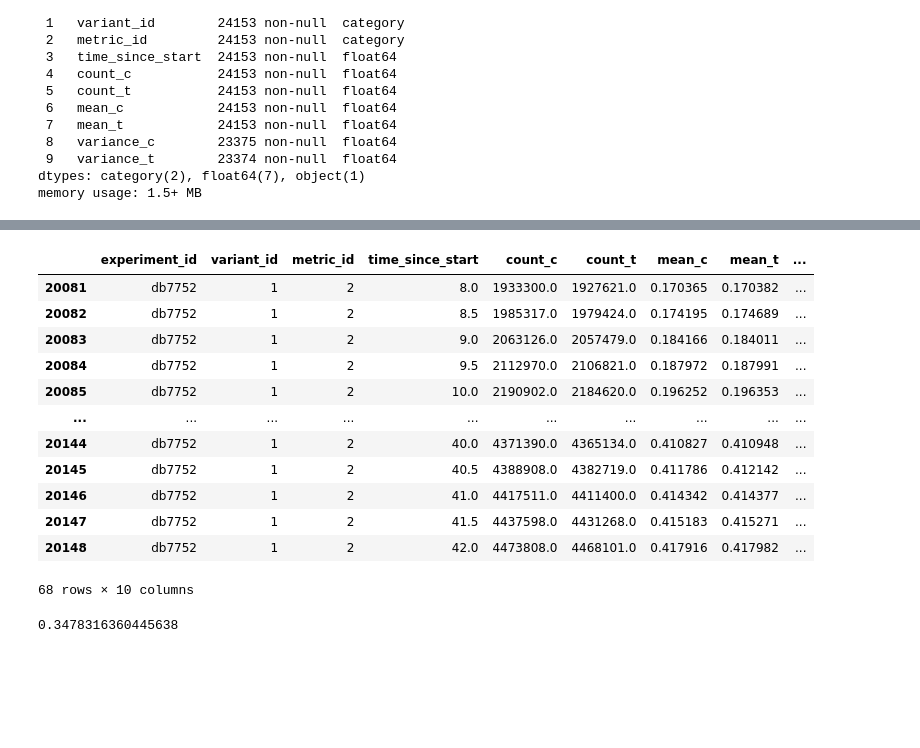
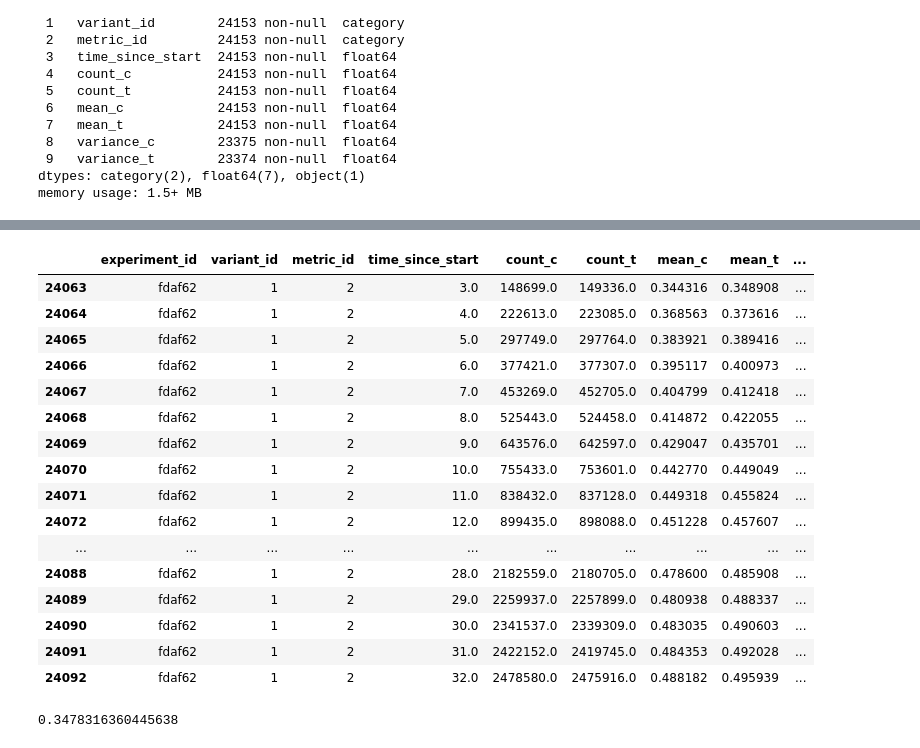
Before and after one commit to madanmohan-venkatesan/notebooks, a Jupyter notebook: sequential_testing_for_count_and_countinuous_data_using_ASOS_dataset.ipynb, the cells around one changed output, grey strips where cells are left out. Cells and saved outputs as stored; diff of their text form; code cells hidden in the pictures; blank space fills up the shorter version.

```diff
--- a/sequential_testing_for_count_and_countinuous_data_using_ASOS_dataset.ipynb
+++ b/sequential_testing_for_count_and_countinuous_data_using_ASOS_dataset.ipynb
@@ -101,33 +105,37 @@ data_dict = {1: "b", 2: "b", 3: "b", 4: "r"}
 # %%
 # Filter by
 ## experiment_id
 ## variant_id
 ## metric_id
 # Return all columns
 
-exp_id="db7752"
+exp_id="fdaf62"
 var_id=1
 met_id=2
 
 abtest_metrics_df_filtered=abtest_metrics_df.loc[(abtest_metrics_df['experiment_id']==exp_id) &\
                                                  (abtest_metrics_df['variant_id']==var_id) &\
                                                  (abtest_metrics_df['metric_id']==met_id)]
 
 abtest_metrics_df_filtered
 # %% [output]
 |  | experiment_id | variant_id | metric_id | time_since_start | count_c | count_t | mean_c | mean_t | ... |
-| 20081 | db7752 | 1 | 2 | 8.0 | 1933300.0 | 1927621.0 | 0.170365 | 0.170382 | ... |
-| 20082 | db7752 | 1 | 2 | 8.5 | 1985317.0 | 1979424.0 | 0.174195 | 0.174689 | ... |
-| 20083 | db7752 | 1 | 2 | 9.0 | 2063126.0 | 2057479.0 | 0.184166 | 0.184011 | ... |
-| 20084 | db7752 | 1 | 2 | 9.5 | 2112970.0 | 2106821.0 | 0.187972 | 0.187991 | ... |
-| 20085 | db7752 | 1 | 2 | 10.0 | 2190902.0 | 2184620.0 | 0.196252 | 0.196353 | ... |
+| 24063 | fdaf62 | 1 | 2 | 3.0 | 148699.0 | 149336.0 | 0.344316 | 0.348908 | ... |
+| 24064 | fdaf62 | 1 | 2 | 4.0 | 222613.0 | 223085.0 | 0.368563 | 0.373616 | ... |
+| 24065 | fdaf62 | 1 | 2 | 5.0 | 297749.0 | 297764.0 | 0.383921 | 0.389416 | ... |
+| 24066 | fdaf62 | 1 | 2 | 6.0 | 377421.0 | 377307.0 | 0.395117 | 0.400973 | ... |
+| 24067 | fdaf62 | 1 | 2 | 7.0 | 453269.0 | 452705.0 | 0.404799 | 0.412418 | ... |
+| 24068 | fdaf62 | 1 | 2 | 8.0 | 525443.0 | 524458.0 | 0.414872 | 0.422055 | ... |
+| 24069 | fdaf62 | 1 | 2 | 9.0 | 643576.0 | 642597.0 | 0.429047 | 0.435701 | ... |
+| 24070 | fdaf62 | 1 | 2 | 10.0 | 755433.0 | 753601.0 | 0.442770 | 0.449049 | ... |
+| 24071 | fdaf62 | 1 | 2 | 11.0 | 838432.0 | 837128.0 | 0.449318 | 0.455824 | ... |
+| 24072 | fdaf62 | 1 | 2 | 12.0 | 899435.0 | 898088.0 | 0.451228 | 0.457607 | ... |
 | ... | ... | ... | ... | ... | ... | ... | ... | ... | ... |
-| 20144 | db7752 | 1 | 2 | 40.0 | 4371390.0 | 4365134.0 | 0.410827 | 0.410948 | ... |
-| 20145 | db7752 | 1 | 2 | 40.5 | 4388908.0 | 4382719.0 | 0.411786 | 0.412142 | ... |
-| 20146 | db7752 | 1 | 2 | 41.0 | 4417511.0 | 4411400.0 | 0.414342 | 0.414377 | ... |
-| 20147 | db7752 | 1 | 2 | 41.5 | 4437598.0 | 4431268.0 | 0.415183 | 0.415271 | ... |
-| 20148 | db7752 | 1 | 2 | 42.0 | 4473808.0 | 4468101.0 | 0.417916 | 0.417982 | ... |
+| 24088 | fdaf62 | 1 | 2 | 28.0 | 2182559.0 | 2180705.0 | 0.478600 | 0.485908 | ... |
+| 24089 | fdaf62 | 1 | 2 | 29.0 | 2259937.0 | 2257899.0 | 0.480938 | 0.488337 | ... |
+| 24090 | fdaf62 | 1 | 2 | 30.0 | 2341537.0 | 2339309.0 | 0.483035 | 0.490603 | ... |
+| 24091 | fdaf62 | 1 | 2 | 31.0 | 2422152.0 | 2419745.0 | 0.484353 | 0.492028 | ... |
+| 24092 | fdaf62 | 1 | 2 | 32.0 | 2478580.0 | 2475916.0 | 0.488182 | 0.495939 | ... |
-68 rows × 10 columns
 # %%
 def bin_assignment_probability_calc(sample_c,sample_mu):
   count=sample_c*sample_mu
```
Also changed, not shown: parts of 11 cells of this notebook.
